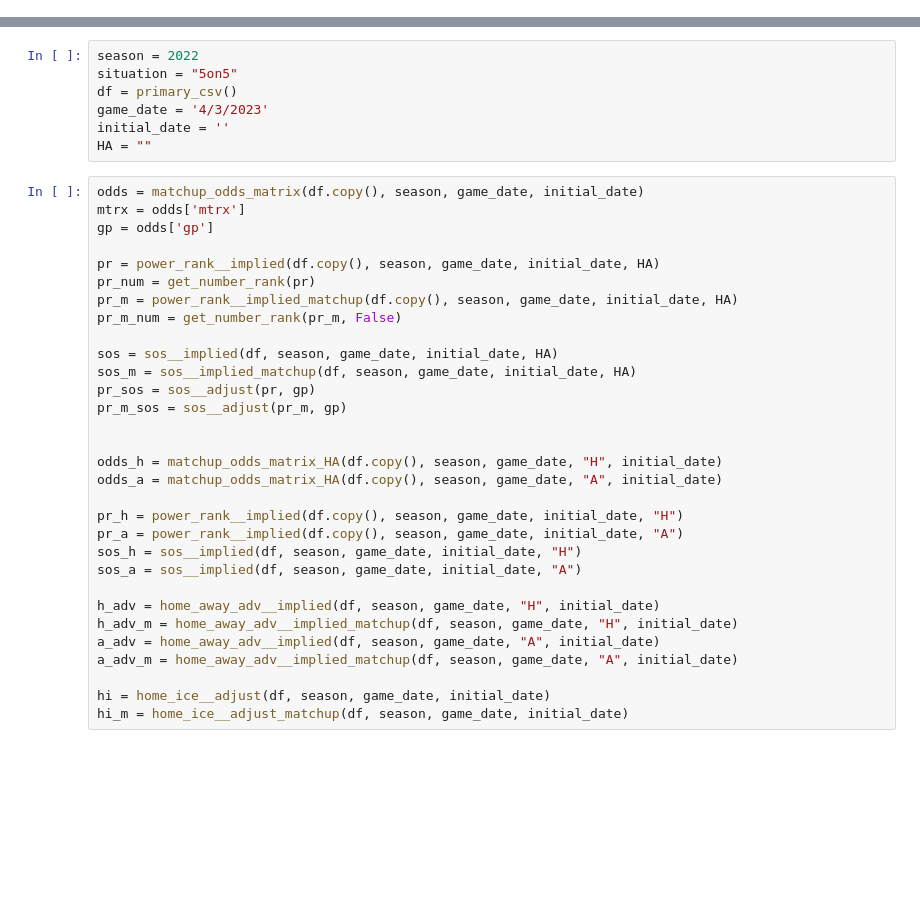
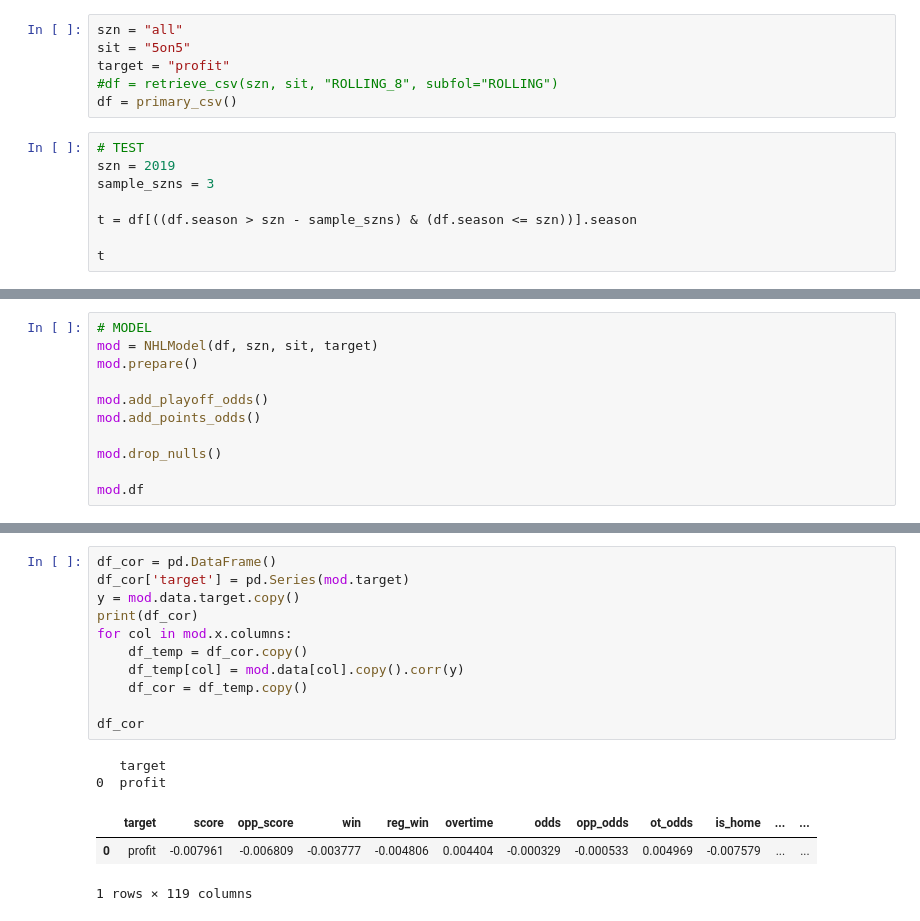
Before and after one commit to mpb9/nhl-model, a Jupyter notebook: PLAYGROUND.ipynb, the cells around one changed output, grey strips where cells are left out. Cells and saved outputs as stored; diff of their text form; blank space fills up the shorter version.

Commit message:
middle of setting up model, szn_odds, correlation

```diff
--- a/PLAYGROUND.ipynb
+++ b/PLAYGROUND.ipynb
@@ -34,0 +29,14 @@ initNextGame = NextGameInit()
+# %%
+szn = "all"
+sit = "5on5"
+target = "profit"
+#df = retrieve_csv(szn, sit, "ROLLING_8", subfol="ROLLING")
+df = primary_csv()
+# %%
+# TEST
+szn = 2019
+sample_szns = 3
+
+t = df[((df.season > szn - sample_szns) & (df.season <= szn))].season
+
+t
@@ -34,0 +56,11 @@ initNextGame = NextGameInit()
+# %%
+# MODEL
+mod = NHLModel(df, szn, sit, target)
+mod.prepare()
+
+mod.add_playoff_odds()
+mod.add_points_odds()
+
+mod.drop_nulls()
+
+mod.df
@@ -35,39 +98,18 @@ initNextGame = NextGameInit()
 # %%
-season = 2022
-situation = "5on5"
-df = primary_csv()
-game_date = '4/3/2023'
-initial_date = ''
-HA = ""
+df_cor = pd.DataFrame()
+df_cor['target'] = pd.Series(mod.target)
+y = mod.data.target.copy()
+print(df_cor)
+for col in mod.x.columns:
+    df_temp = df_cor.copy()
+    df_temp[col] = mod.data[col].copy().corr(y)
+    df_cor = df_temp.copy()
+
+df_cor
+# %% [output]
+   target
+0  profit
+|  | target | score | opp_score | win | reg_win | overtime | odds | opp_odds | ot_odds | is_home | ... | ... |
+| 0 | profit | -0.007961 | -0.006809 | -0.003777 | -0.004806 | 0.004404 | -0.000329 | -0.000533 | 0.004969 | -0.007579 | ... | ... |
+1 rows × 119 columns
-# %%
-odds = matchup_odds_matrix(df.copy(), season, game_date, initial_date)
-mtrx = odds['mtrx']
-gp = odds['gp']
-
-pr = power_rank__implied(df.copy(), season, game_date, initial_date, HA)
-pr_num = get_number_rank(pr)
-pr_m = power_rank__implied_matchup(df.copy(), season, game_date, initial_date, HA)
-pr_m_num = get_number_rank(pr_m, False)
-
-sos = sos__implied(df, season, game_date, initial_date, HA)
-sos_m = sos__implied_matchup(df, season, game_date, initial_date, HA)
-pr_sos = sos__adjust(pr, gp)
-pr_m_sos = sos__adjust(pr_m, gp)
-
-
-odds_h = matchup_odds_matrix_HA(df.copy(), season, game_date, "H", initial_date)
-odds_a = matchup_odds_matrix_HA(df.copy(), season, game_date, "A", initial_date)
-
-pr_h = power_rank__implied(df.copy(), season, game_date, initial_date, "H")
-pr_a = power_rank__implied(df.copy(), season, game_date, initial_date, "A")
-sos_h = sos__implied(df, season, game_date, initial_date, "H")
-sos_a = sos__implied(df, season, game_date, initial_date, "A")
-
-h_adv = home_away_adv__implied(df, season, game_date, "H", initial_date)
-h_adv_m = home_away_adv__implied_matchup(df, season, game_date, "H", initial_date)
-a_adv = home_away_adv__implied(df, season, game_date, "A", initial_date)
-a_adv_m = home_away_adv__implied_matchup(df, season, game_date, "A", initial_date)
-
-hi = home_ice__adjust(df, season, game_date, initial_date)
-hi_m = home_ice__adjust_matchup(df, season, game_date, initial_date)
 # %%
```
Also changed, not shown: parts of 12 cells of this notebook, 19 other files.
